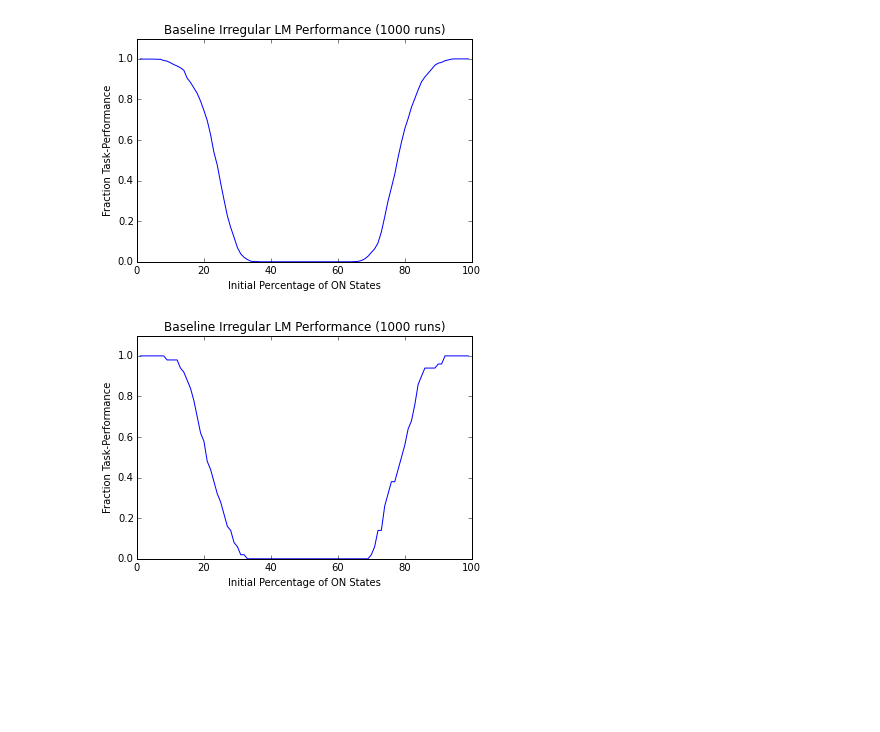
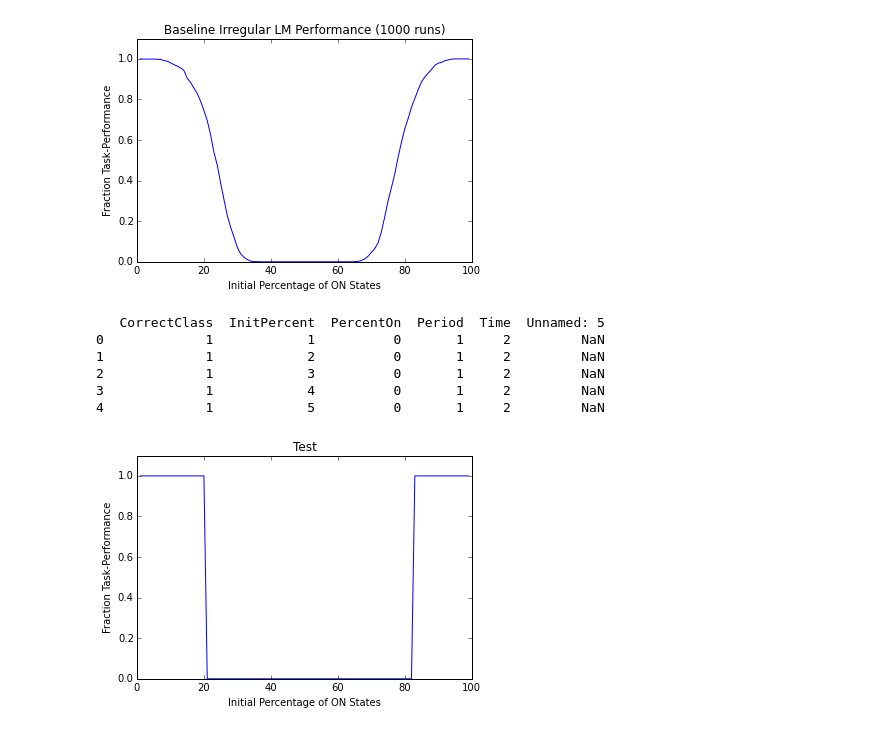
Before and after one commit to tliu526/ireg_CA, a Jupyter notebook: data/local_majority/local_majority.ipynb, the cells around one changed output. Cells and saved outputs as stored; diff of their text form; code cells hidden in the pictures; blank space fills up the shorter version.

```diff
--- a/data/local_majority/local_majority.ipynb
+++ b/data/local_majority/local_majority.ipynb
@@ -161,26 +161,32 @@ plt.savefig('LM_Baseline_Large.jpg')
 [figure]
 # %%
 #For testing purposes
-lm_test = pd.read_csv('test.csv', sep=' ')
+lm_test = pd.read_csv('stats_test.csv', sep=' ')
 
-
+print lm_test.head()
 correct_counts = []
 
 for i in range(1, 100):
-    test = lm_test[lm_test['Initial_Percent'] == i]
+    test = lm_test[lm_test['InitPercent'] == i]
     #print test
-    correct_counts.append(float(sum(test['Correct_Class'])) / float(50))
+    correct_counts.append(float(sum(test['CorrectClass'])))
 
 #print correct_counts
 y = np.array(correct_counts)
 x = np.arange(1,100,1)
 
 plt.plot(x,y)
 x1,x2,y1,y2 = plt.axis()
 plt.axis((x1,x2,0,1.1))
-plt.title("Baseline Irregular LM Performance (1000 runs)")
+plt.title("Test")
 plt.xlabel('Initial Percentage of ON States')
 plt.ylabel('Fraction Task-Performance')
 plt.show()
 # %% [output]
+   CorrectClass  InitPercent  PercentOn  Period  Time  Unnamed: 5
+0             1            1          0       1     2         NaN
+1             1            2          0       1     2         NaN
+2             1            3          0       1     2         NaN
+3             1            4          0       1     2         NaN
+4             1            5          0       1     2         NaN
-[figure, old version]
+[figure, new version]
```
Also changed, not shown: 4 other files.
